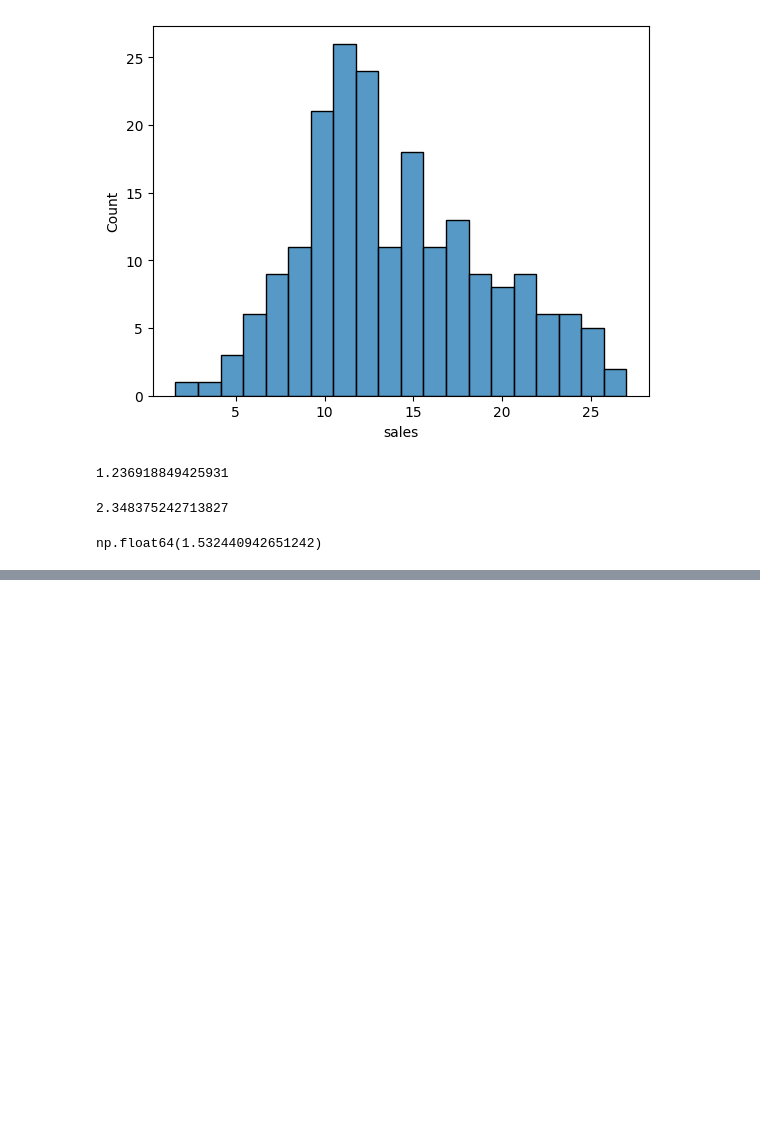
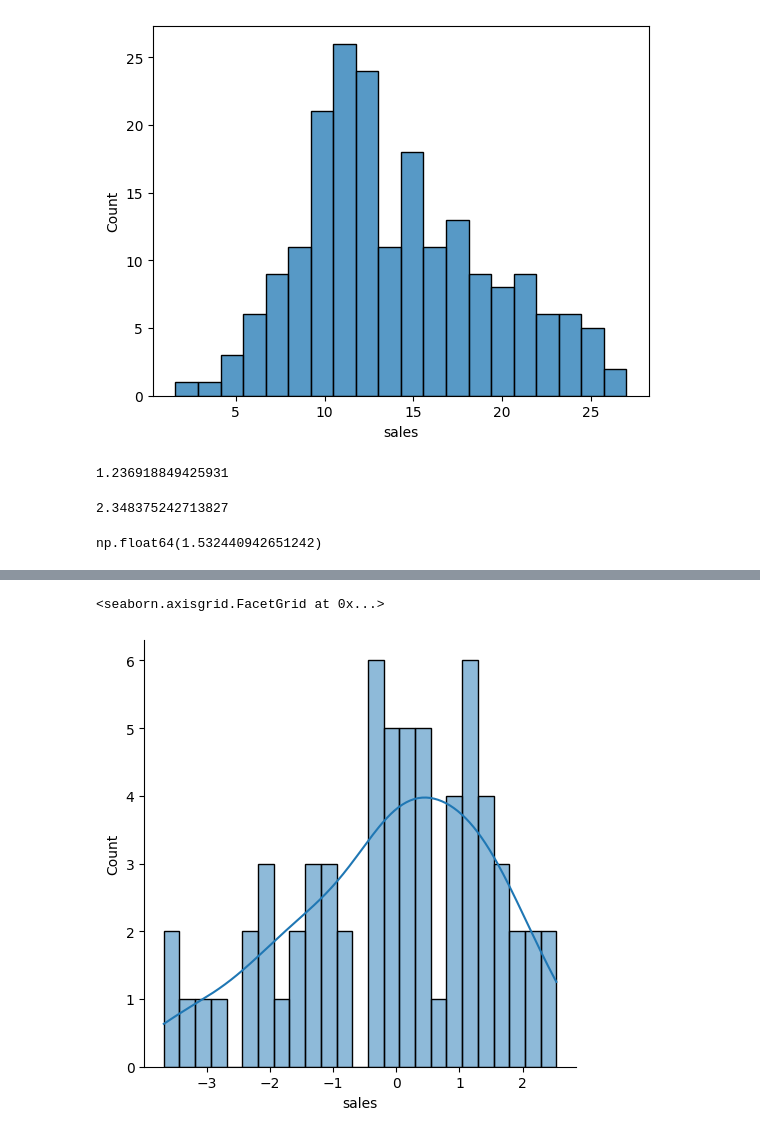
Before and after one commit to smdarshad000-lab/data-science-concepts, a Jupyter notebook: 16_linear_regression_scikit-learn.ipynb, the cells around one changed output, grey strips where cells are left out. Cells and saved outputs as stored; diff of their text form; code cells hidden in the pictures; blank space fills up the shorter version.

```diff
--- a/16_linear_regression_scikit-learn.ipynb
+++ b/16_linear_regression_scikit-learn.ipynb
@@ -239,0 +265,5 @@ np.float64(1.532440942651242)
+# %%
+sns.displot(test_residuals, bins=25, kde=True)
+# %% [output]
+<seaborn.axisgrid.FacetGrid at 0x...>
+[figure, added]
```
Also changed, not shown: parts of 16 cells of this notebook, 1 other file.
